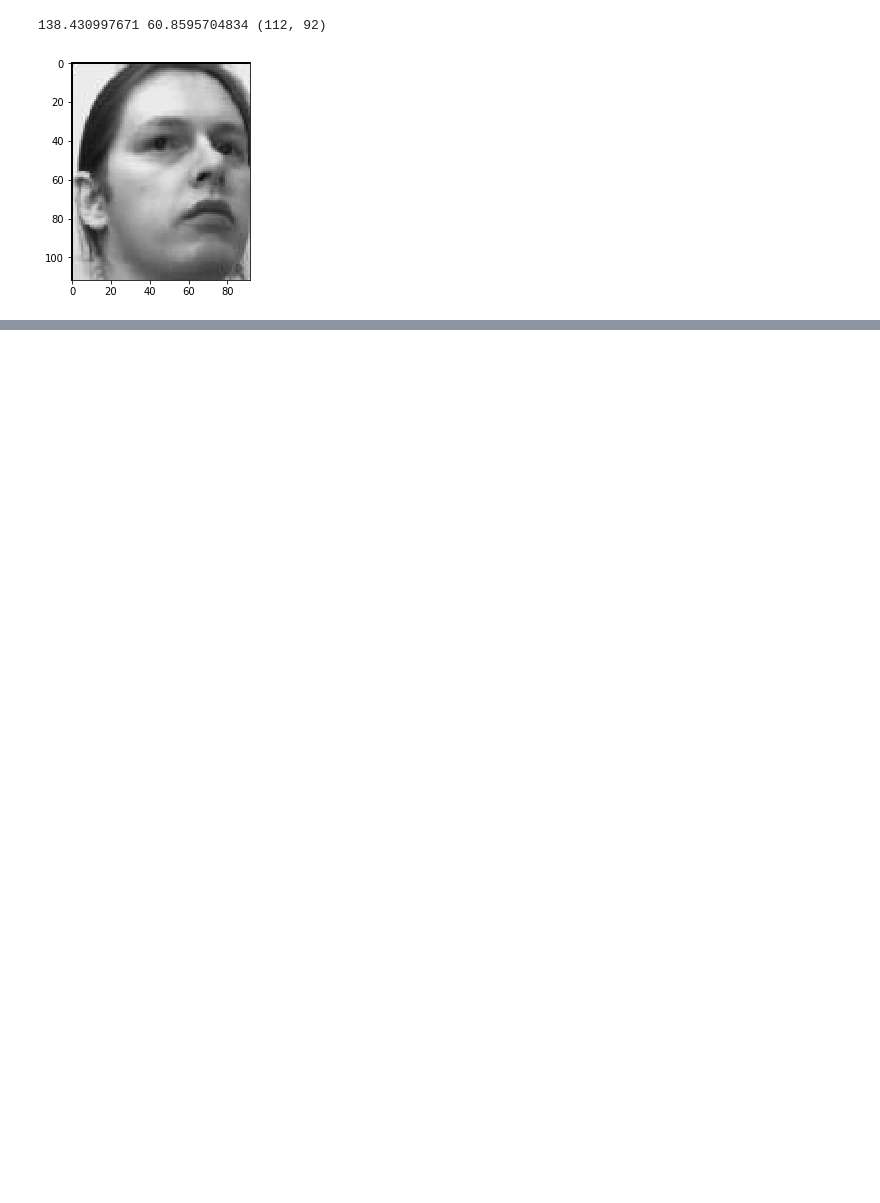
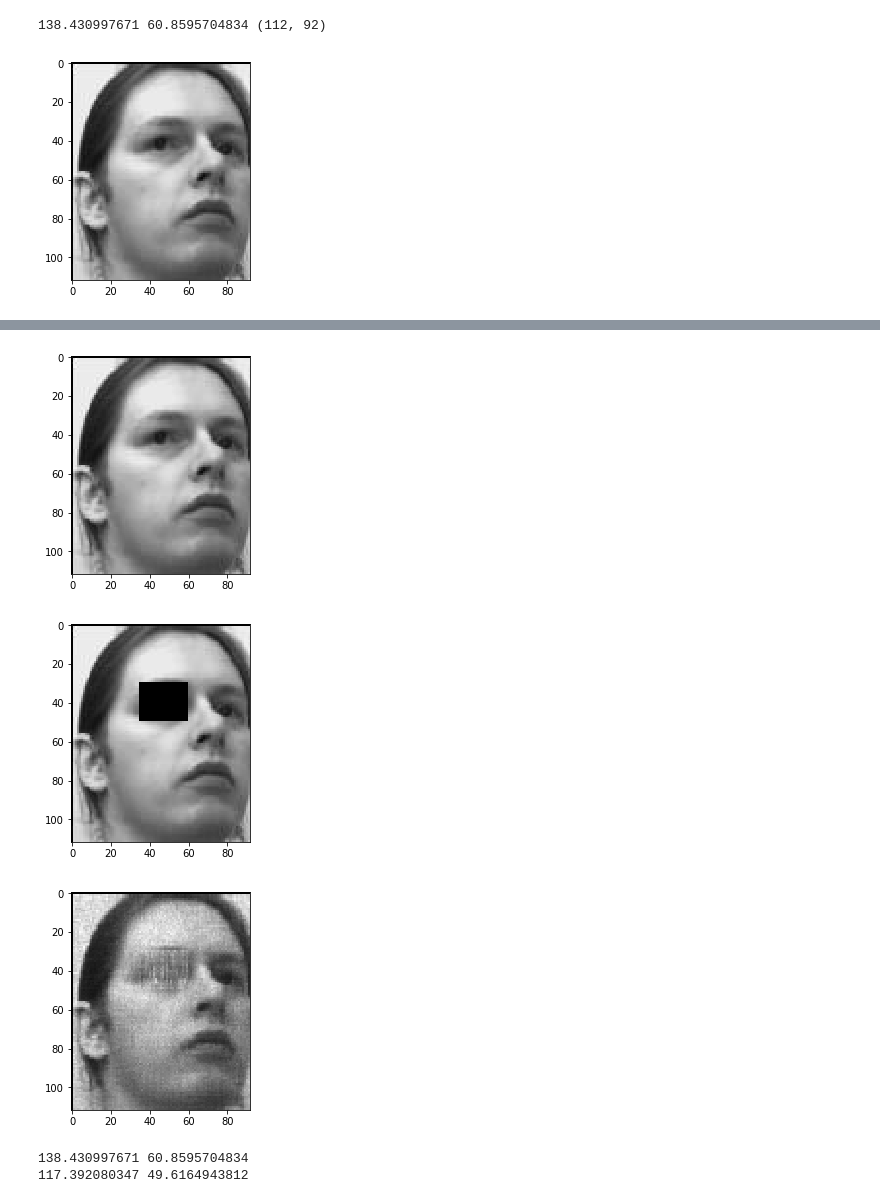
Before and after one commit to yhkalayci/SADA_Sampler, a Jupyter notebook: SADA Sampler.ipynb, the cells around one changed output, grey strips where cells are left out. Saved outputs shown, nothing was run; the diff lists cells and outputs as text; code cells hidden in the pictures; blank space fills up the shorter version.

```diff
--- a/SADA Sampler.ipynb
+++ b/SADA Sampler.ipynb
@@ -121,7 +121,7 @@ def sada_mask(X, mask, W, I, K, gamma_shape, gamma_scale, max_iter):
 X = data
 W = X.shape[0]
 K = X.shape[1]
-I = 20
+I = 100
 
 data_variance = (np.std(X)/I)**2
 data_mean = np.mean(X)/I/2.5
@@ -131,8 +131,6 @@ gamma_shape = data_mean/gamma_scale
 
 mask = np.ones((W,K)).astype(np.uint8)
 mask[30:50,35:60] = 0
-plt.imshow(X*mask, cmap='gray')
-plt.show()
 
-T_, V_ = sada_mask(X, mask, W, I, K, gamma_shape, gamma_scale, 400)
+T, V = sada_mask(X, mask, W, I, K, gamma_shape, gamma_scale, 400)
 # %% [output]
@@ -147,0 +145,15 @@ epoch 350: loss:  12.9869202701
+# %%
+plt.imshow(X, cmap='gray')
+plt.show()
+plt.imshow(X*mask, cmap='gray')
+plt.show()
+plt.imshow(np.dot(T,V), cmap='gray')
+plt.show()
+print(np.mean(X), np.std(X))
+print(np.mean(np.dot(T,V)), np.std(np.dot(T,V)))
+# %% [output]
+[figure, added]
+[figure, added]
+[figure, added]
+138.430997671 60.8595704834
+117.392080347 49.6164943812
```
Also changed, not shown: parts of 6 cells of this notebook, 6 other files.
